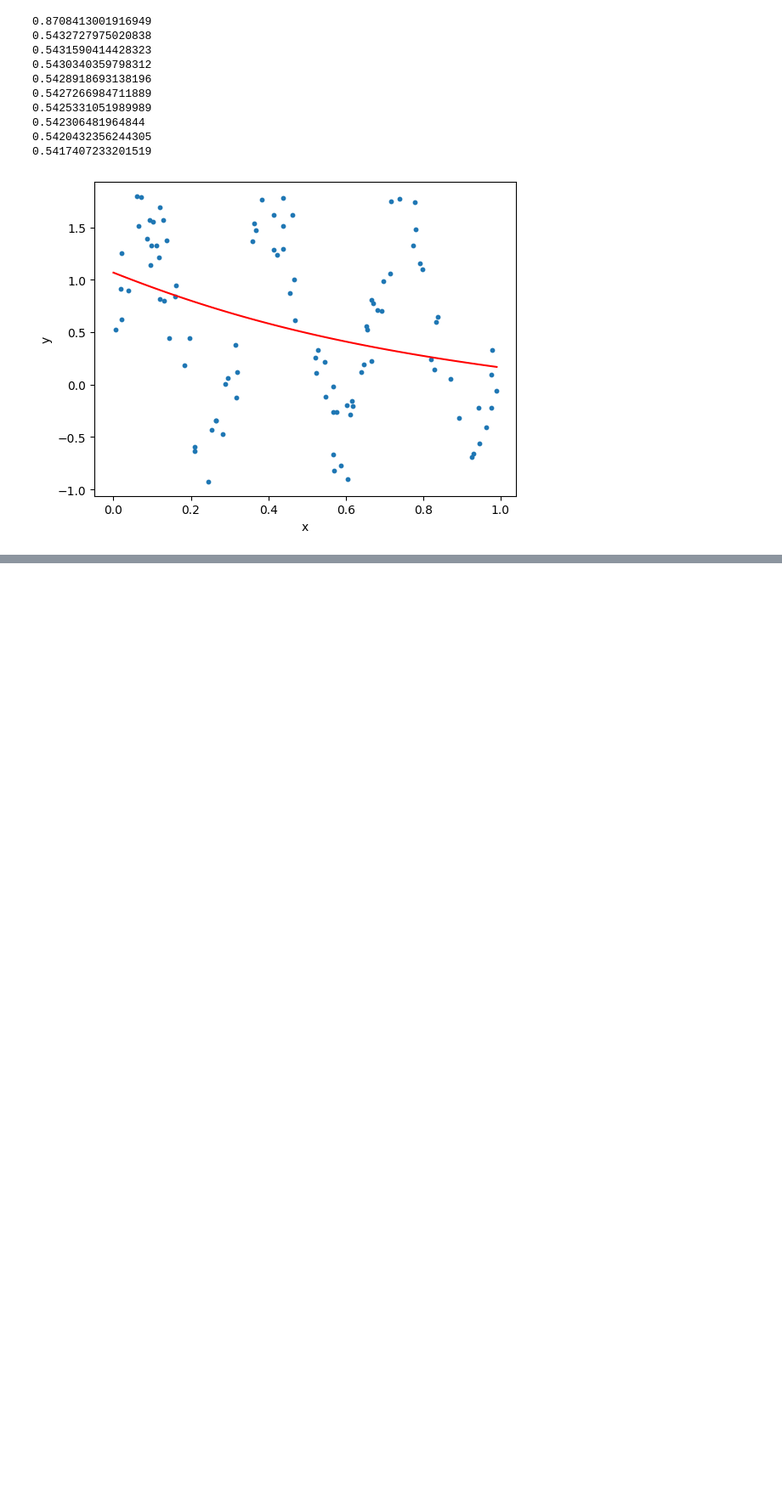
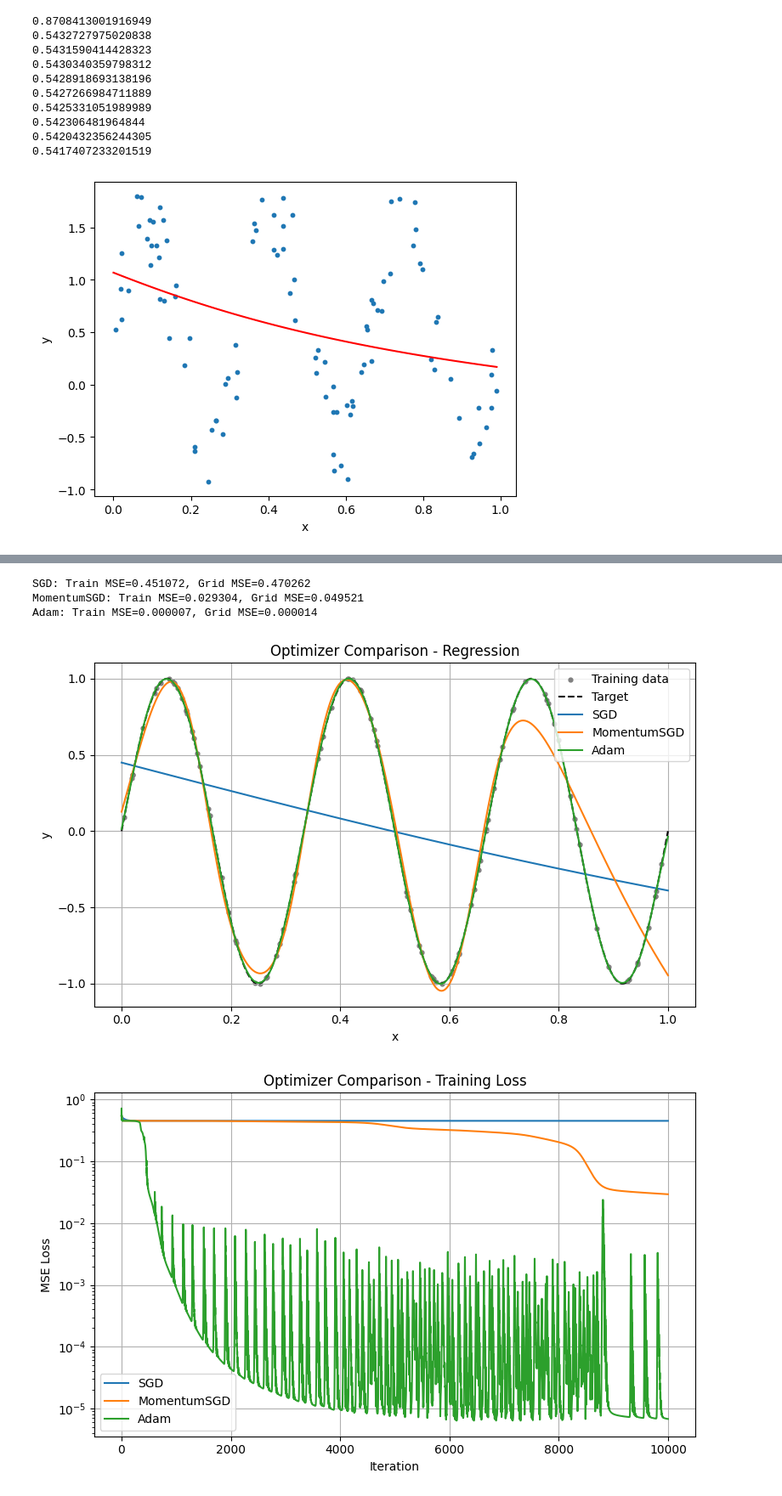
Before and after one commit to KweonTJ/Reinforcement_Learning, a Jupyter notebook: 8. Neural Network/dezero4.ipynb, the cells around one changed output, grey strips where cells are left out. Shown at 85% size. Cells and saved outputs as stored; diff of their text form; code cells hidden in the pictures; blank space fills up the shorter version.

```diff
--- a/8. Neural Network/dezero4.ipynb
+++ b/8. Neural Network/dezero4.ipynb
@@ -124,0 +361,15 @@ plt.show()
+# %%
+# 2. Optimizer 비교
+results = [
+    train_case("SGD", optimizer_name="SGD"),
+    train_case("MomentumSGD", optimizer_name="MomentumSGD"),
+    train_case("Adam", optimizer_name="Adam")
+]
+
+plot_three(results, "Optimizer Comparison")
+# %% [output]
+SGD: Train MSE=0.451072, Grid MSE=0.470262
+MomentumSGD: Train MSE=0.029304, Grid MSE=0.049521
+Adam: Train MSE=0.000007, Grid MSE=0.000014
+[figure, added]
+[figure, added]
```
Also changed, not shown: parts of 8 cells of this notebook, 3 other files.
